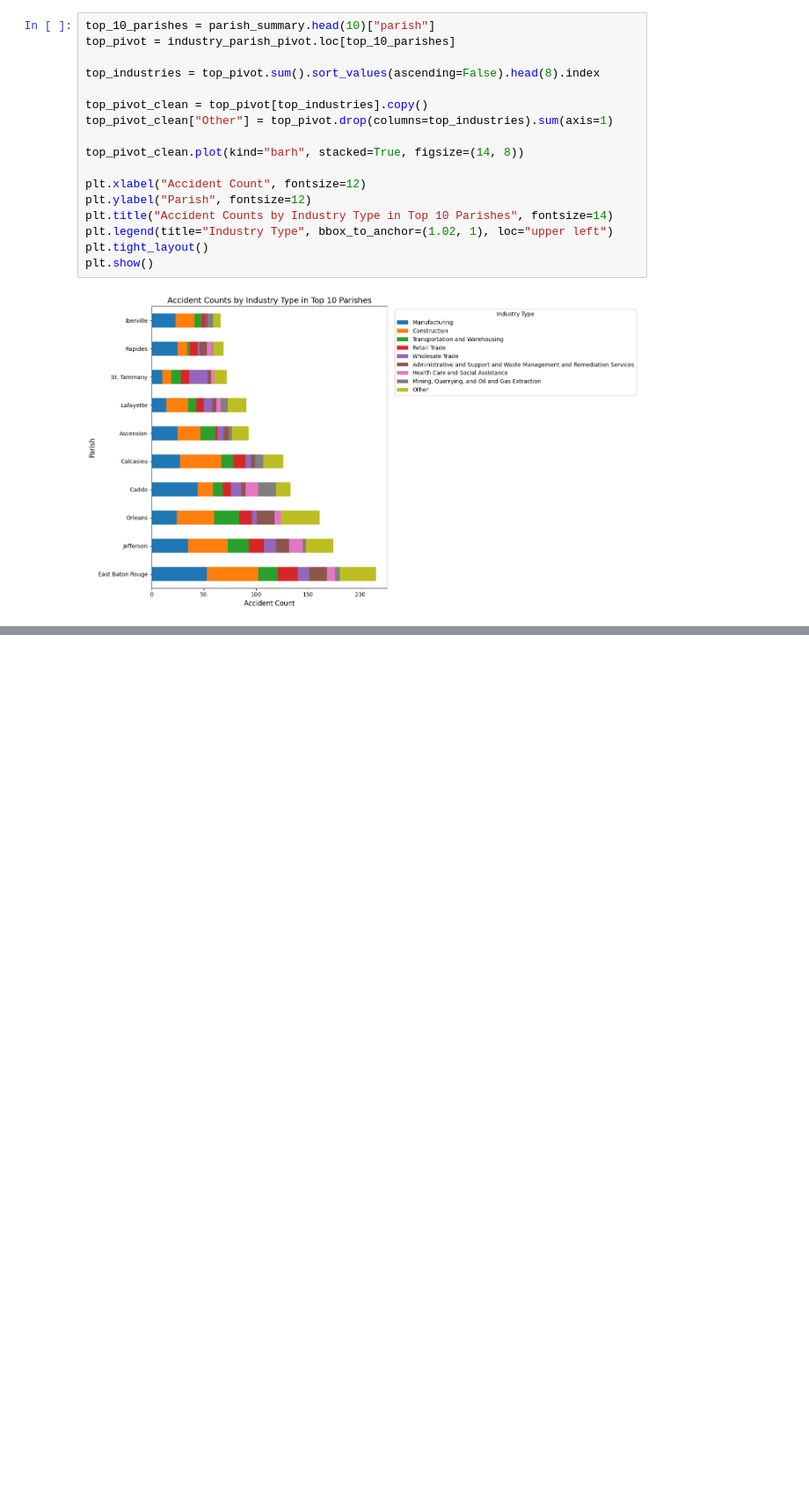
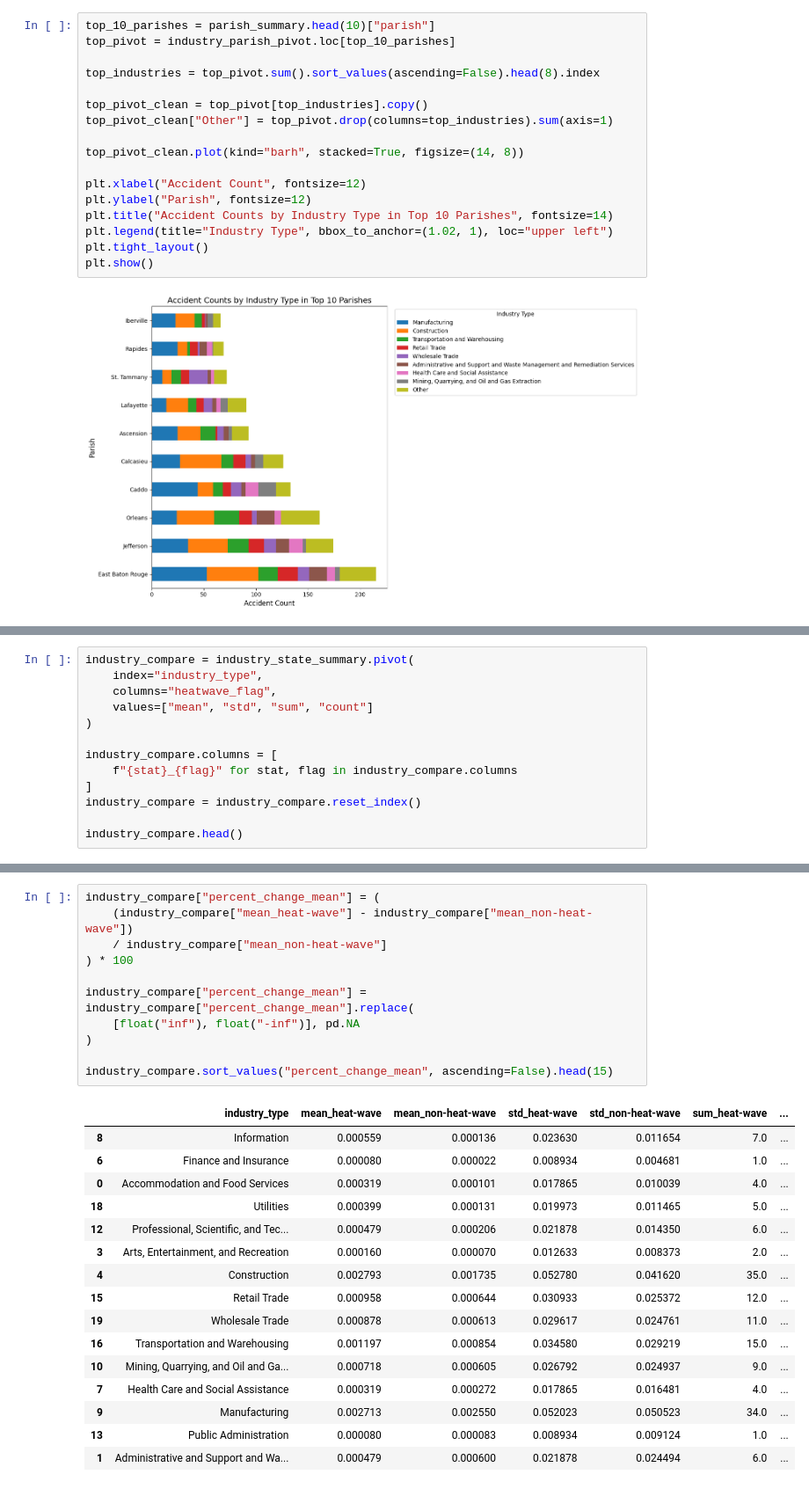
Before and after one commit to RionelxSlovesky/heatwave-accident-analysis-louisiana, a Jupyter notebook: notebooks/main_analysis.ipynb, the cells around one changed output, grey strips where cells are left out. Shown at 88% size. Drawn from its saved outputs; the diff is of its cells as text; blank space fills up the shorter version.

```diff
--- a/notebooks/main_analysis.ipynb
+++ b/notebooks/main_analysis.ipynb
@@ -172,0 +508,13 @@ plt.show()
+# %%
+industry_compare = industry_state_summary.pivot(
+    index="industry_type",
+    columns="heatwave_flag",
+    values=["mean", "std", "sum", "count"]
+)
+
+industry_compare.columns = [
+    f"{stat}_{flag}" for stat, flag in industry_compare.columns
+]
+industry_compare = industry_compare.reset_index()
+
+industry_compare.head()
@@ -172,0 +528,28 @@ plt.show()
+# %%
+industry_compare["percent_change_mean"] = (
+    (industry_compare["mean_heat-wave"] - industry_compare["mean_non-heat-wave"])
+    / industry_compare["mean_non-heat-wave"]
+) * 100
+
+industry_compare["percent_change_mean"] = industry_compare["percent_change_mean"].replace(
+    [float("inf"), float("-inf")], pd.NA
+)
+
+industry_compare.sort_values("percent_change_mean", ascending=False).head(15)
+# %% [output]
+|  | industry_type | mean_heat-wave | mean_non-heat-wave | std_heat-wave | std_non-heat-wave | sum_heat-wave | ... |
+| 8 | Information | 0.000559 | 0.000136 | 0.023630 | 0.011654 | 7.0 | ... |
+| 6 | Finance and Insurance | 0.000080 | 0.000022 | 0.008934 | 0.004681 | 1.0 | ... |
+| 0 | Accommodation and Food Services | 0.000319 | 0.000101 | 0.017865 | 0.010039 | 4.0 | ... |
+| 18 | Utilities | 0.000399 | 0.000131 | 0.019973 | 0.011465 | 5.0 | ... |
+| 12 | Professional, Scientific, and Tec... | 0.000479 | 0.000206 | 0.021878 | 0.014350 | 6.0 | ... |
+| 3 | Arts, Entertainment, and Recreation | 0.000160 | 0.000070 | 0.012633 | 0.008373 | 2.0 | ... |
+| 4 | Construction | 0.002793 | 0.001735 | 0.052780 | 0.041620 | 35.0 | ... |
+| 15 | Retail Trade | 0.000958 | 0.000644 | 0.030933 | 0.025372 | 12.0 | ... |
+| 19 | Wholesale Trade | 0.000878 | 0.000613 | 0.029617 | 0.024761 | 11.0 | ... |
+| 16 | Transportation and Warehousing | 0.001197 | 0.000854 | 0.034580 | 0.029219 | 15.0 | ... |
+| 10 | Mining, Quarrying, and Oil and Ga... | 0.000718 | 0.000605 | 0.026792 | 0.024937 | 9.0 | ... |
+| 7 | Health Care and Social Assistance | 0.000319 | 0.000272 | 0.017865 | 0.016481 | 4.0 | ... |
+| 9 | Manufacturing | 0.002713 | 0.002550 | 0.052023 | 0.050523 | 34.0 | ... |
+| 13 | Public Administration | 0.000080 | 0.000083 | 0.008934 | 0.009124 | 1.0 | ... |
+| 1 | Administrative and Support and Wa... | 0.000479 | 0.000600 | 0.021878 | 0.024494 | 6.0 | ... |
```
Also changed, not shown: parts of 44 cells of this notebook, 4 other files.
